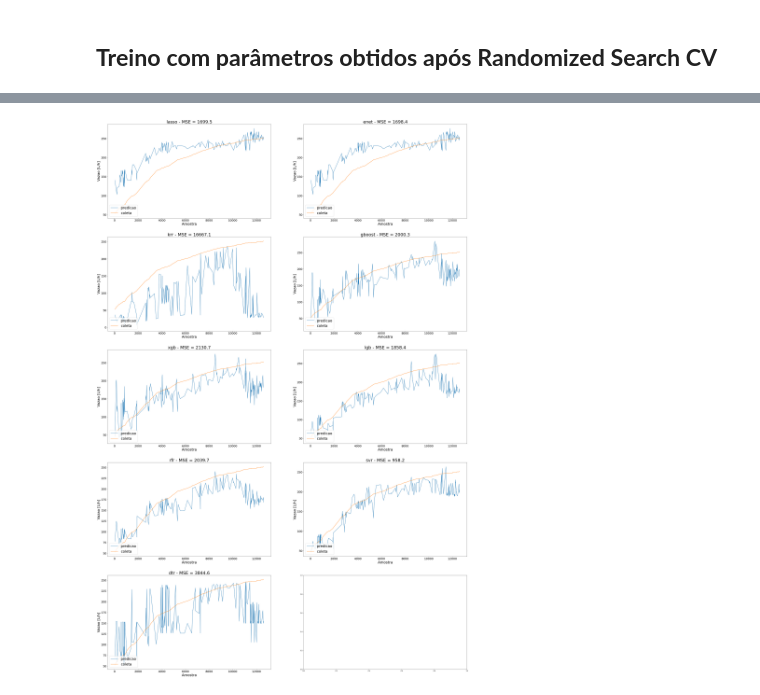
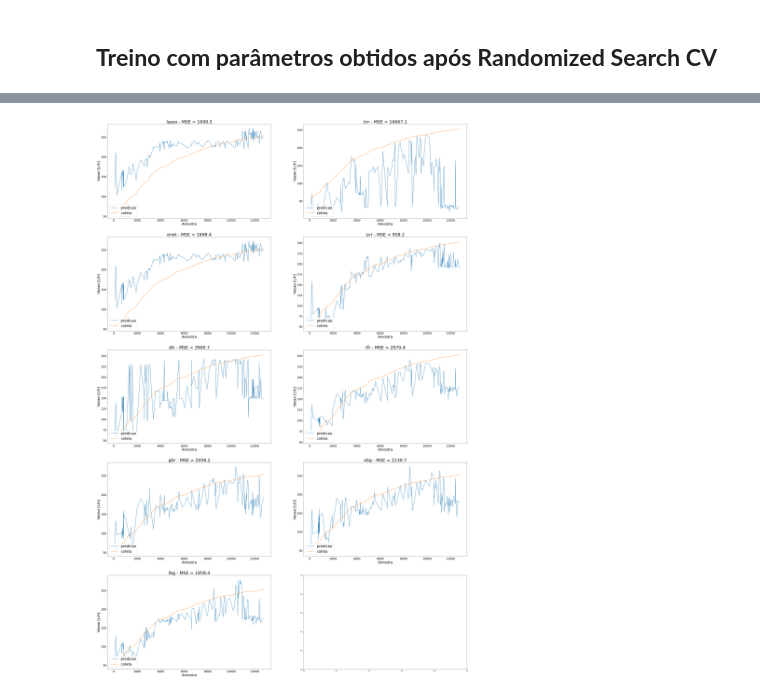
Before and after one commit to eduardoscavalcanti/TCC_inteligencia_artificial_trocador_de_calor, a Jupyter notebook: Extrapolação_Algoritmo_Corrente_Fria.ipynb, the cells around one changed output, grey strips where cells are left out. Cells and saved outputs as stored; diff of their text form; code cells hidden in the pictures.

```diff
--- a/Extrapolação_Algoritmo_Corrente_Fria.ipynb
+++ b/Extrapolação_Algoritmo_Corrente_Fria.ipynb
@@ -141,11 +137,11 @@ enet = ElasticNet(alpha=0.0005)
 
 krr = KernelRidge(alpha=0.1, coef0=0.1, gamma=1, kernel='rbf')
 
-gboost = GradientBoostingRegressor(learning_rate=0.2, n_estimators=1500)
+gbr = GradientBoostingRegressor(learning_rate=0.2, n_estimators=1500)
 
-model_xgb = xgb.XGBRegressor(gamma=0.1, learning_rate=0.5, n_estimators=2500, reg_alpha=1)
+xgbr = xgb.XGBRegressor(gamma=0.1, learning_rate=0.5, n_estimators=2500, reg_alpha=1)
 
-model_lgb = lgb.LGBMRegressor(learning_rate=0.5, objective='regression')
+lgbr = lgb.LGBMRegressor(learning_rate=0.5, objective='regression')
 
 rfr = RandomForestRegressor(max_features='log2', n_estimators=1000)
 
@@ -247,14 +244,17 @@ df_predictions_plot = df_predictions.sample(n = 200).sort_index()
 X_plot =    df_predictions_plot .index
 Y0_coleta = df_predictions_plot ['y_test']
 Y1_lasso =  df_predictions_plot ['lasso']
-Y2_enet =   df_predictions_plot ['enet']
-Y3_krr =    df_predictions_plot ['krr']
-Y4_gboost = df_predictions_plot ['gboost']
-Y5_xgb =    df_predictions_plot ['xgb']
-Y6_lgb =    df_predictions_plot ['lgb']
-Y7_rfr =    df_predictions_plot ['rfr']
-Y8_svr =    df_predictions_plot ['svr']
-Y9_dtr =    df_predictions_plot ['dtr']
+Y2_krr =    df_predictions_plot ['krr']
+Y3_enet =   df_predictions_plot ['enet']
+Y4_svr =    df_predictions_plot ['svr']
+Y5_dtr =    df_predictions_plot ['dtr']
+Y6_rfr =    df_predictions_plot ['rfr']
+Y7_gbr =    df_predictions_plot ['gbr']
+Y8_xgb =    df_predictions_plot ['xgb']
+Y9_lgb =    df_predictions_plot ['lgb']
+
+
+
 
 #Configuracoes de multiplas visualizacoes
 figure, axis = plt.subplots(5, 2, figsize=(45,70))
@@ -268,79 +268,79 @@ axis[0, 0].set_xlabel('Amostra',fontsize=25)
 axis[0, 0].set_ylabel('Vazao [L/h]',fontsize=25)
 axis[0, 0].tick_params(labelsize=20)
 
-#  enet
-axis[0, 1].plot(X_plot, Y2_enet)
+#  krr
+axis[0, 1].plot(X_plot, Y2_krr)
 axis[0, 1].plot(X_plot, Y0_coleta)
-axis[0, 1].set_title(f'enet - MSE = {mse_list[1]:.1f}',fontsize=30)
+axis[0, 1].set_title(f'krr - MSE = {mse_list[1]:.1f}',fontsize=30)
 axis[0, 1].legend(['predicao', 'coleta'],loc=3,fontsize=25)
 axis[0, 1].set_xlabel('Amostra',fontsize=25)
 axis[0, 1].set_ylabel('Vazao [L/h]',fontsize=25)
 axis[0, 1].tick_params(labelsize=20)
 
-#  krr
-axis[1,0].plot(X_plot, Y3_krr)
+#  enet
+axis[1,0].plot(X_plot, Y3_enet)
 axis[1,0].plot(X_plot, Y0_coleta)
-axis[1,0].set_title(f'krr - MSE = {mse_list[2]:.1f}',fontsize=30)
+axis[1,0].set_title(f'enet - MSE = {mse_list[2]:.1f}',fontsize=30)
 axis[1,0].legend(['predicao', 'coleta'],loc=3,fontsize=25)
 axis[1,0].set_xlabel('Amostra',fontsize=25)
 axis[1,0].set_ylabel('Vazao [L/h]',fontsize=25)
 axis[1,0].tick_params(labelsize=20)
 
-#  gboost
-axis[1,1].plot(X_plot, Y4_gboost)
+#  svr
+axis[1,1].plot(X_plot, Y4_svr)
 axis[1,1].plot(X_plot, Y0_coleta)
-axis[1,1].set_title(f'gboost - MSE = {mse_list[3]:.1f}',fontsize=30)
+axis[1,1].set_title(f'svr - MSE = {mse_list[3]:.1f}',fontsize=30)
 axis[1,1].legend(['predicao', 'coleta'],loc=3,fontsize=25)
 axis[1,1].set_xlabel('Amostra',fontsize=25)
 axis[1,1].set_ylabel('Vazao [L/h]',fontsize=25)
 axis[1,1].tick_params(labelsize=20)
 
-#  xgb
-axis[2,0].plot(X_plot, Y5_xgb)
+#  dtr
+axis[2,0].plot(X_plot, Y5_dtr)
 axis[2,0].plot(X_plot, Y0_coleta)
-axis[2,0].set_title(f'xgb - MSE = {mse_list[4]:.1f}',fontsize=30)
+axis[2,0].set_title(f'dtr - MSE = {mse_list[4]:.1f}',fontsize=30)
 axis[2,0].legend(['predicao', 'coleta'],loc=3,fontsize=25)
 axis[2,0].set_xlabel('Amostra',fontsize=25)
 axis[2,0].set_ylabel('Vazao [L/h]',fontsize=25)
 axis[2,0].tick_params(labelsize=20)
 
-#  lgb
-axis[2,1].plot(X_plot, Y6_lgb)
+#  rfr
+axis[2,1].plot(X_plot, Y6_rfr)
 axis[2,1].plot(X_plot, Y0_coleta)
-axis[2,1].set_title(f'lgb - MSE = {mse_list[5]:.1f}',fontsize=30)
+axis[2,1].set_title(f'rfr - MSE = {mse_list[5]:.1f}',fontsize=30)
 axis[2,1].legend(['predicao', 'coleta'],loc=3,fontsize=25)
 axis[2,1].set_xlabel('Amostra',fontsize=25)
 axis[2,1].set_ylabel('Vazao [L/h]',fontsize=25)
 axis[2,1].tick_params(labelsize=20)
 
-#  rfr
-axis[3,0].plot(X_plot, Y7_rfr)
+#  gbr
+axis[3,0].plot(X_plot, Y7_gbr)
 axis[3,0].plot(X_plot, Y0_coleta)
-axis[3,0].set_title(f'rfr - MSE = {mse_list[6]:.1f}',fontsize=30)
+axis[3,0].set_title(f'gbr - MSE = {mse_list[6]:.1f}',fontsize=30)
 axis[3,0].legend(['predicao', 'coleta'],loc=3,fontsize=25)
 axis[3,0].set_xlabel('Amostra',fontsize=25)
 axis[3,0].set_ylabel('Vazao [L/h]',fontsize=25)
 axis[3,0].tick_params(labelsize=20)
 
-#  svr
-axis[3,1].plot(X_plot, Y8_svr)
+#  xgb
+axis[3,1].plot(X_plot, Y8_xgb)
 axis[3,1].plot(X_plot, Y0_coleta)
-axis[3,1].set_title(f'svr - MSE = {mse_list[7]:.1f}',fontsize=30)
+axis[3,1].set_title(f'xbg - MSE = {mse_list[7]:.1f}',fontsize=30)
 axis[3,1].legend(['predicao', 'coleta'],loc=3,fontsize=25)
 axis[3,1].set_xlabel('Amostra',fontsize=25)
 axis[3,1].set_ylabel('Vazao [L/h]',fontsize=25)
 axis[3,1].tick_params(labelsize=20)
 
-#  dtr
-axis[4,0].plot(X_plot, Y9_dtr)
+#  lgb
+axis[4,0].plot(X_plot, Y9_lgb)
 axis[4,0].plot(X_plot, Y0_coleta)
-axis[4,0].set_title(f'dtr - MSE = {mse_list[8]:.1f}',fontsize=30)
+axis[4,0].set_title(f'lbg - MSE = {mse_list[8]:.1f}',fontsize=30)
 axis[4,0].legend(['predicao', 'coleta'],loc=3,fontsize=25)
 axis[4,0].set_xlabel('Amostra',fontsize=25)
 axis[4,0].set_ylabel('Vazao [L/h]',fontsize=25)
 axis[4,0].tick_params(labelsize=20)
 
 
 plt.show()
 # %% [output]
-[figure, old version]
+[figure, new version]
```
Also changed, not shown: parts of 3 cells of this notebook, 1 other file.
